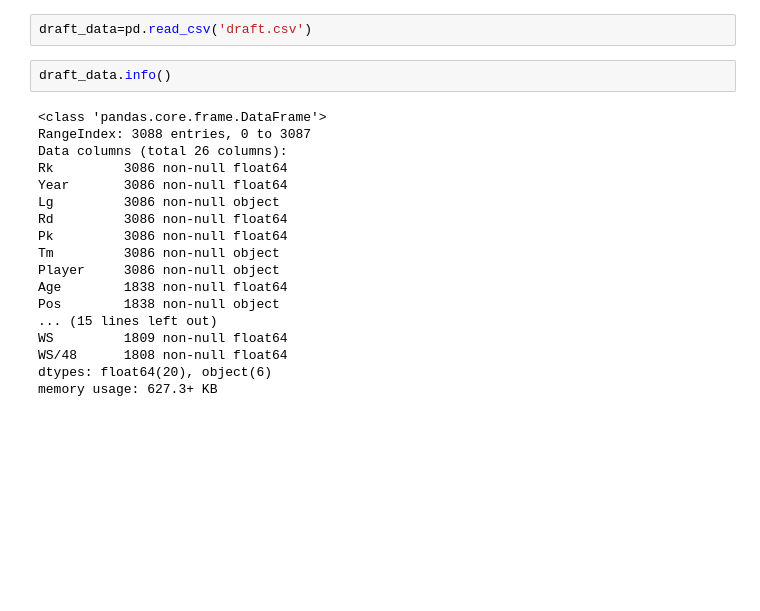
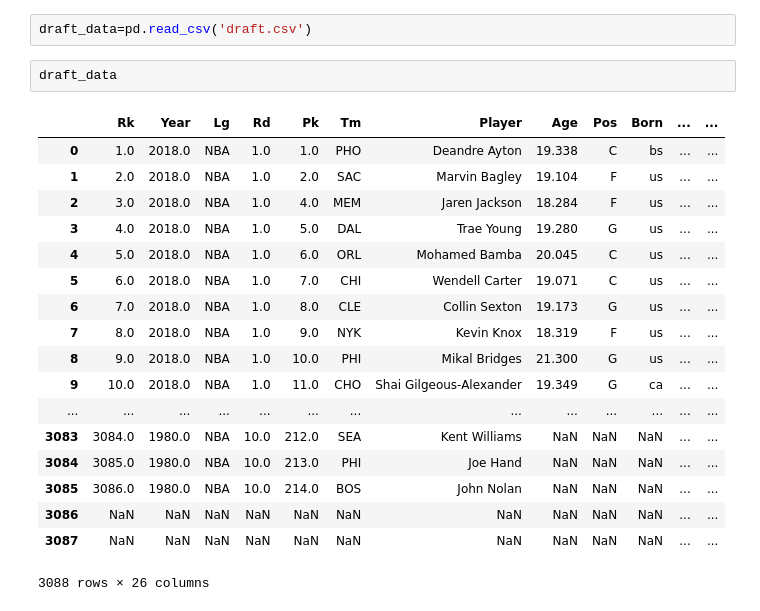
Before and after one commit to timwiede/springboard, a Jupyter notebook: CS1/wrangling.ipynb, the cells around one changed output. Saved outputs shown, nothing was run; the diff lists cells and outputs as text; blank space fills up the shorter version.

Commit message:
Add files via upload
Finished building dataframe, but still need to clean/fill missing

```diff
--- a/CS1/wrangling.ipynb
+++ b/CS1/wrangling.ipynb
@@ -27,22 +27,23 @@ Rudy Gobert
 # %%
 draft_data=pd.read_csv('draft.csv')
 # %%
-draft_data.info()
+draft_data
 # %% [output]
+|  | Rk | Year | Lg | Rd | Pk | Tm | Player | Age | Pos | Born | ... | ... |
+| 0 | 1.0 | 2018.0 | NBA | 1.0 | 1.0 | PHO | Deandre Ayton | 19.338 | C | bs | ... | ... |
+| 1 | 2.0 | 2018.0 | NBA | 1.0 | 2.0 | SAC | Marvin Bagley | 19.104 | F | us | ... | ... |
+| 2 | 3.0 | 2018.0 | NBA | 1.0 | 4.0 | MEM | Jaren Jackson | 18.284 | F | us | ... | ... |
+| 3 | 4.0 | 2018.0 | NBA | 1.0 | 5.0 | DAL | Trae Young | 19.280 | G | us | ... | ... |
+| 4 | 5.0 | 2018.0 | NBA | 1.0 | 6.0 | ORL | Mohamed Bamba | 20.045 | C | us | ... | ... |
+| 5 | 6.0 | 2018.0 | NBA | 1.0 | 7.0 | CHI | Wendell Carter | 19.071 | C | us | ... | ... |
+| 6 | 7.0 | 2018.0 | NBA | 1.0 | 8.0 | CLE | Collin Sexton | 19.173 | G | us | ... | ... |
+| 7 | 8.0 | 2018.0 | NBA | 1.0 | 9.0 | NYK | Kevin Knox | 18.319 | F | us | ... | ... |
+| 8 | 9.0 | 2018.0 | NBA | 1.0 | 10.0 | PHI | Mikal Bridges | 21.300 | G | us | ... | ... |
+| 9 | 10.0 | 2018.0 | NBA | 1.0 | 11.0 | CHO | Shai Gilgeous-Alexander | 19.349 | G | ca | ... | ... |
+| ... | ... | ... | ... | ... | ... | ... | ... | ... | ... | ... | ... | ... |
+| 3083 | 3084.0 | 1980.0 | NBA | 10.0 | 212.0 | SEA | Kent Williams | NaN | NaN | NaN | ... | ... |
+| 3084 | 3085.0 | 1980.0 | NBA | 10.0 | 213.0 | PHI | Joe Hand | NaN | NaN | NaN | ... | ... |
+| 3085 | 3086.0 | 1980.0 | NBA | 10.0 | 214.0 | BOS | John Nolan | NaN | NaN | NaN | ... | ... |
+| 3086 | NaN | NaN | NaN | NaN | NaN | NaN | NaN | NaN | NaN | NaN | ... | ... |
+| 3087 | NaN | NaN | NaN | NaN | NaN | NaN | NaN | NaN | NaN | NaN | ... | ... |
-<class 'pandas.core.frame.DataFrame'>
-RangeIndex: 3088 entries, 0 to 3087
-Data columns (total 26 columns):
-Rk         3086 non-null float64
-Year       3086 non-null float64
-Lg         3086 non-null object
-Rd         3086 non-null float64
-Pk         3086 non-null float64
-Tm         3086 non-null object
-Player     3086 non-null object
-Age        1838 non-null float64
-Pos        1838 non-null object
-... (15 lines left out)
-WS         1809 non-null float64
-WS/48      1808 non-null float64
-dtypes: float64(20), object(6)
-memory usage: 627.3+ KB
+3088 rows × 26 columns
```
Also changed, not shown: parts of 37 cells of this notebook, 4 other files.
